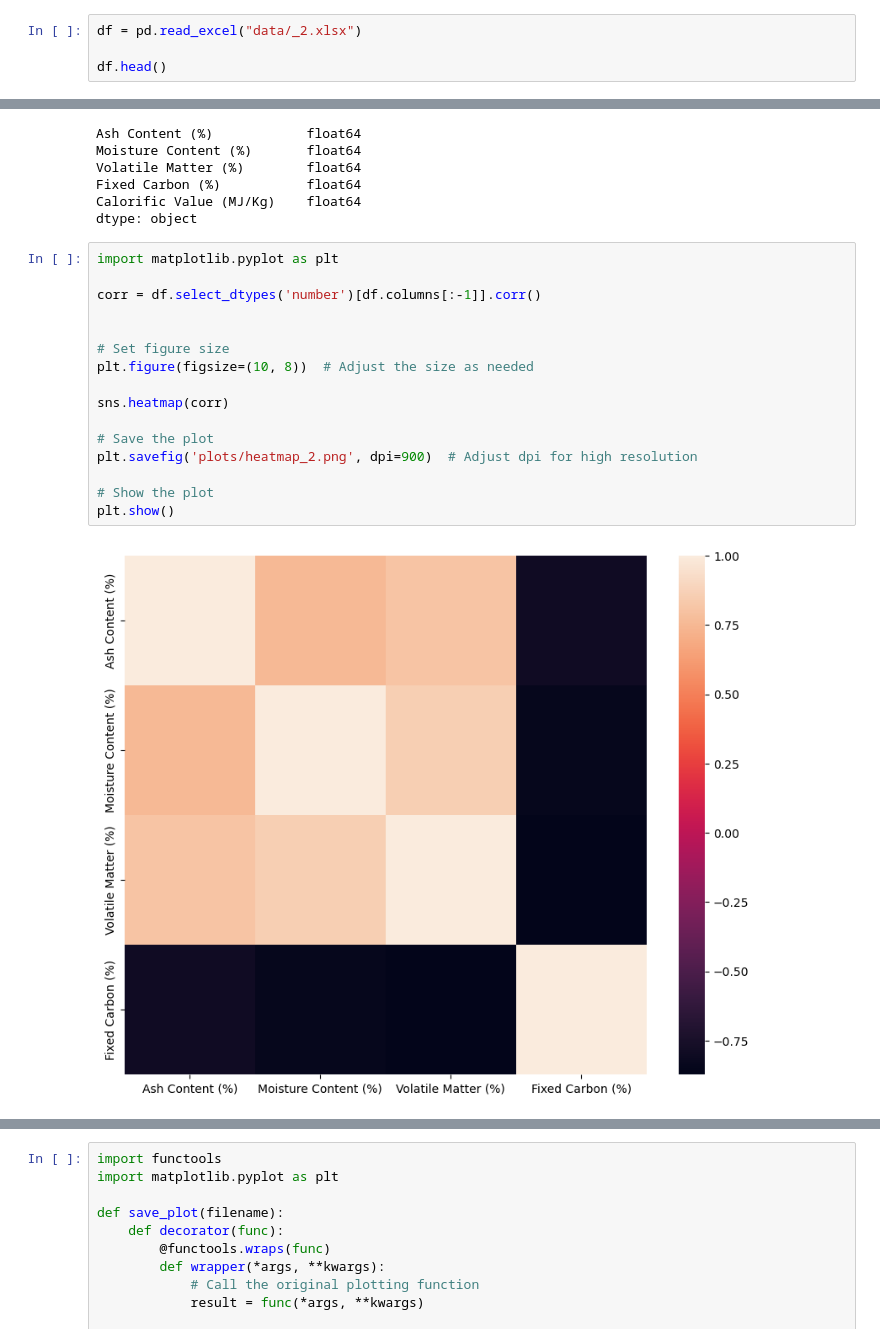
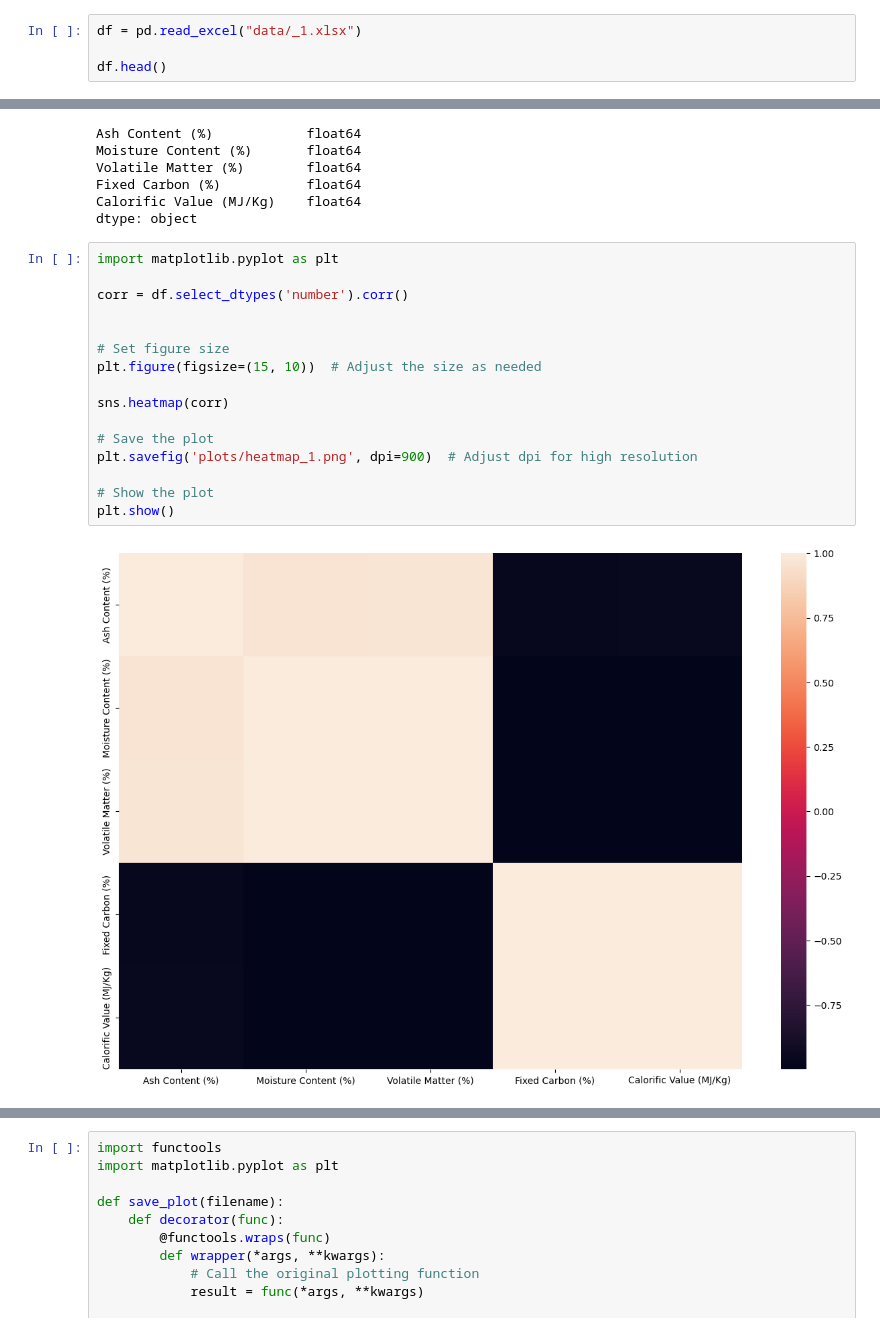
Before and after one commit to iretex/research, a Jupyter notebook: EDA.ipynb, the cells around one changed output, grey strips where cells are left out. Cells and saved outputs as stored; diff of their text form.

```diff
--- a/EDA.ipynb
+++ b/EDA.ipynb
@@ -96,7 +137,7 @@ sns.heatmap(corr)
 <AxesSubplot: >
 [figure]
 # %%
-df = pd.read_excel("data/_2.xlsx")
+df = pd.read_excel("data/_1.xlsx")
 
 df.head()
 # %% [output]
@@ -140,18 +181,18 @@ dtype: object
 # %%
 import matplotlib.pyplot as plt
 
-corr = df.select_dtypes('number')[df.columns[:-1]].corr()
+corr = df.select_dtypes('number').corr()
 
 
 # Set figure size
-plt.figure(figsize=(10, 8))  # Adjust the size as needed
+plt.figure(figsize=(15, 10))  # Adjust the size as needed
 
 sns.heatmap(corr)
 
 # Save the plot
-plt.savefig('plots/heatmap_2.png', dpi=900)  # Adjust dpi for high resolution
+plt.savefig('plots/heatmap_1.png', dpi=900)  # Adjust dpi for high resolution
 
 # Show the plot
 plt.show()
 # %% [output]
-[figure, old version]
+[figure, new version]
```
Also changed, not shown: parts of 16 cells of this notebook, 40 other files.
